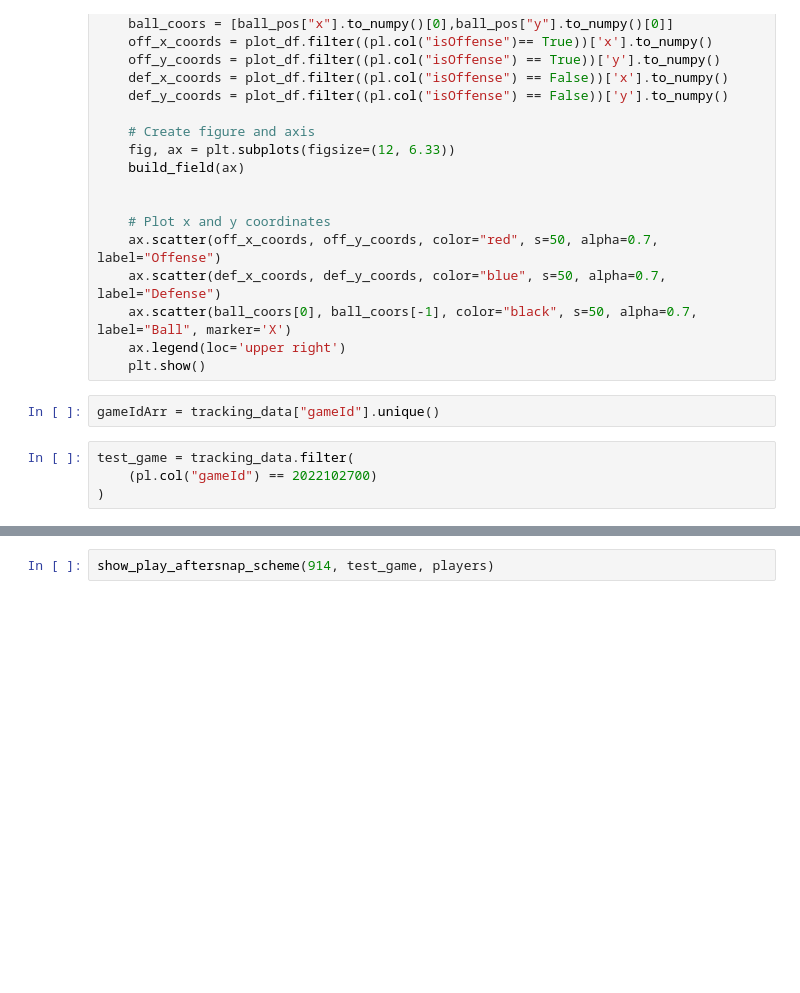
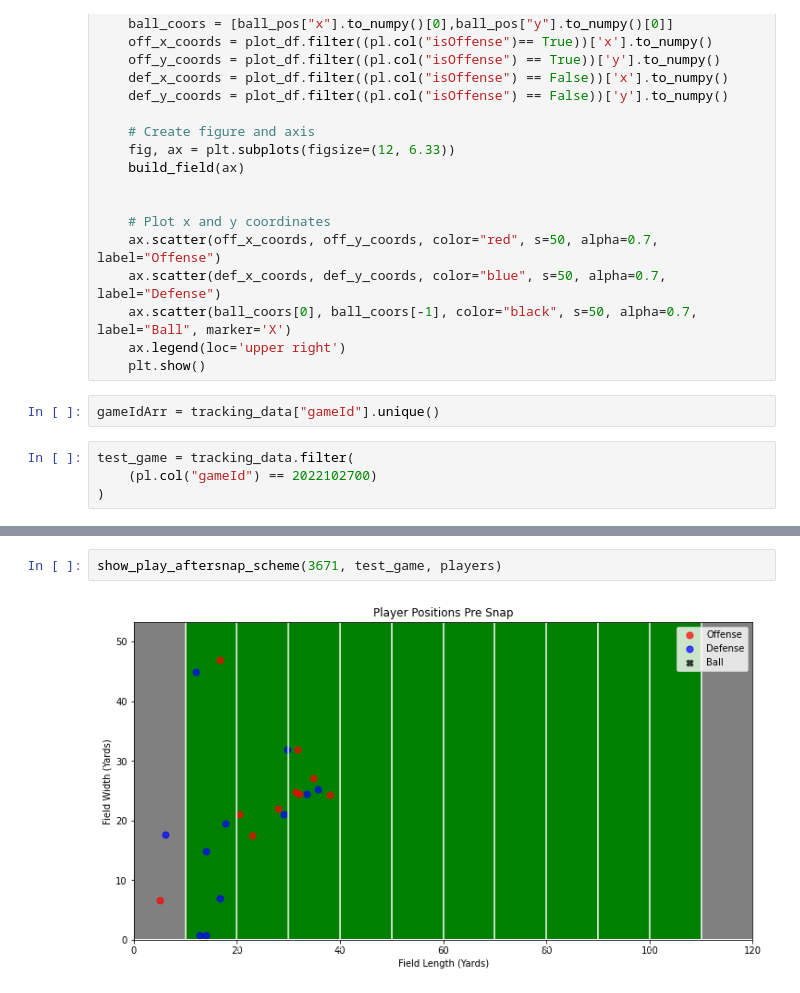
Before and after one commit to deepwaterpaladin/PlayCaller, a Jupyter notebook: index.ipynb, the cells around one changed output, grey strips where cells are left out. Cells and saved outputs as stored; diff of their text form; blank space fills up the shorter version.

```diff
--- a/index.ipynb
+++ b/index.ipynb
@@ -228,4 +296,6 @@ show_play_presnap_scheme(914, test_game, players)
 # %%
-show_play_aftersnap_scheme(914, test_game, players)
+show_play_aftersnap_scheme(3671, test_game, players)
+# %% [output]
+[figure, added]
 # %%
 analyze_presnap_play(test_game, players, plays)
```
Also changed, not shown: parts of 6 cells of this notebook.
